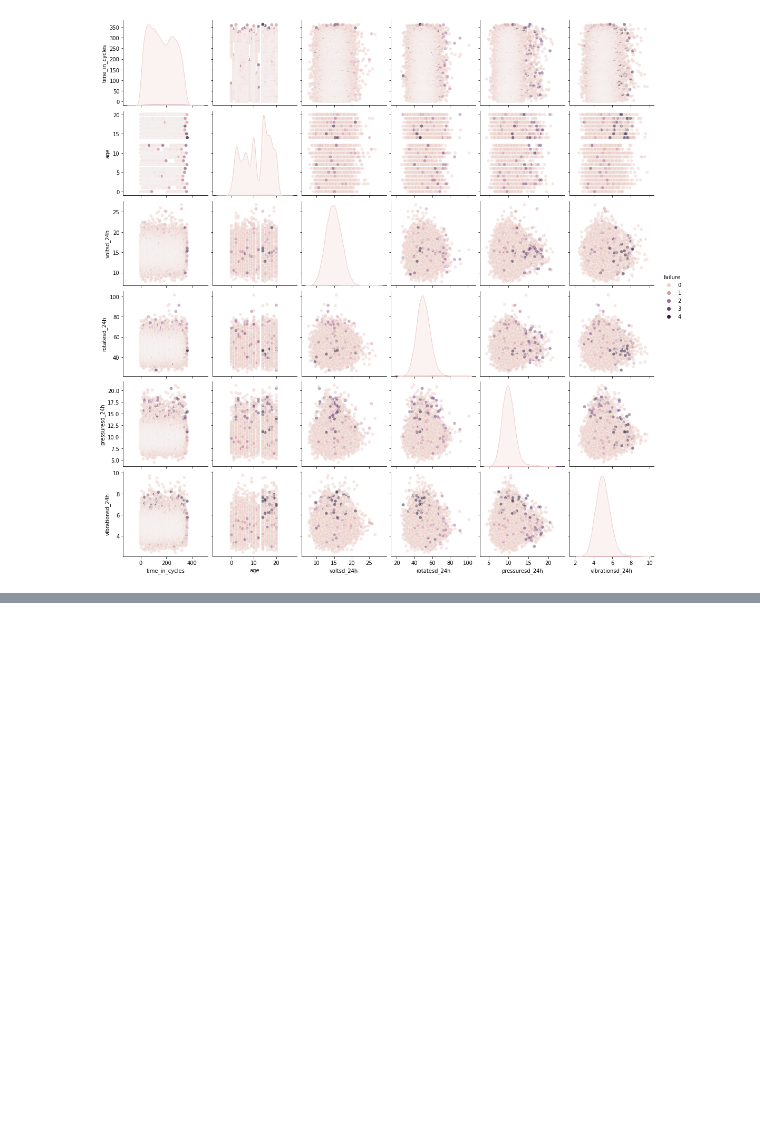
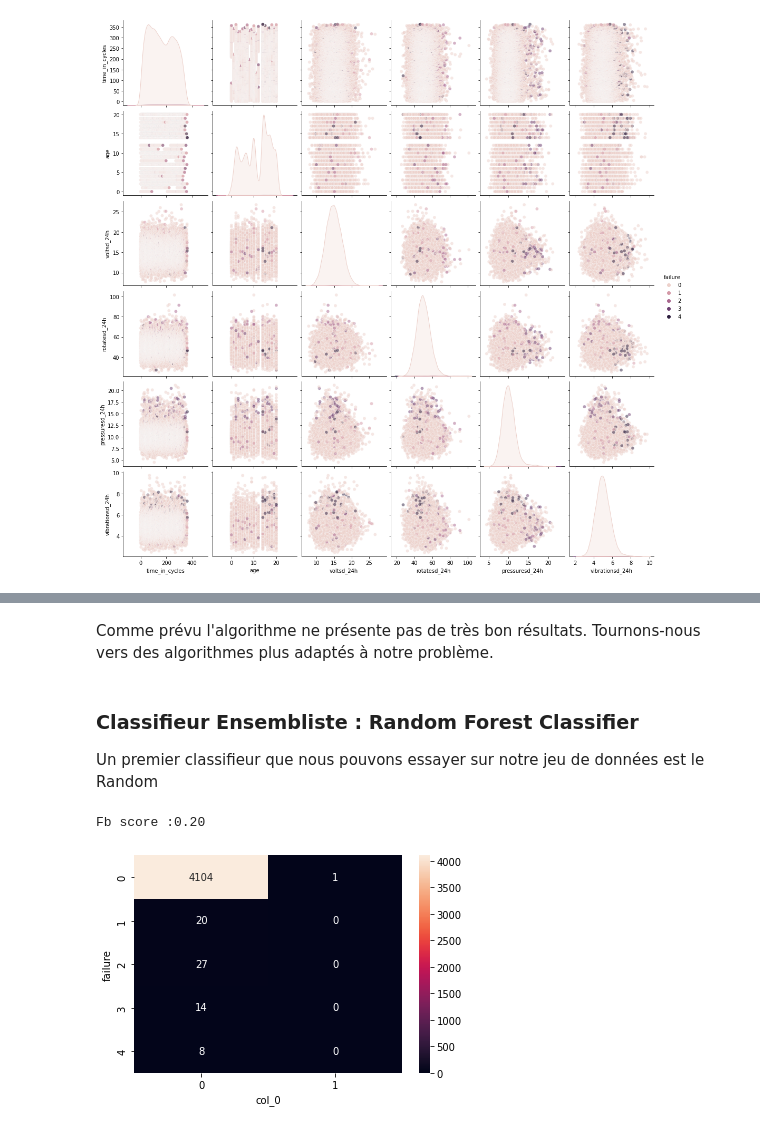
Before and after one commit to pierre-db/SD701_Data-Mining-Project, a Jupyter notebook: Projet_Data_Mining.ipynb, the cells around one changed output, grey strips where cells are left out. Saved outputs shown, nothing was run; the diff lists cells and outputs as text; code cells hidden in the pictures; blank space fills up the shorter version.

```diff
--- a/Projet_Data_Mining.ipynb
+++ b/Projet_Data_Mining.ipynb
@@ -271,0 +401,20 @@ sns.pairplot(data[num_columns], hue='failure', plot_kws={'alpha':0.5});
+# %% [markdown]
+Comme prévu l'algorithme ne présente pas de très bon résultats. Tournons-nous vers des algorithmes plus adaptés à notre problème.
+# %% [markdown]
+### Classifieur Ensembliste : Random Forest Classifier
+
+Un premier classifieur que nous pouvons essayer sur notre jeu de données est le Random
+# %%
+from sklearn.ensemble import RandomForestClassifier
+from sklearn.metrics import fbeta_score
+
+rf_classifier = RandomForestClassifier(n_estimators=200)
+rf_classifier.fit(X_train, y_train)
+y_pred = rf_classifier.predict(X_test)
+
+sns.heatmap(pd.crosstab(y_test, y_pred), annot=True, fmt='d');
+
+print('Fb score : {:.2f}'.format(fbeta_score(y_test, y_pred, average='macro', beta=2)))
+# %% [output]
+Fb score :0.20
+[figure, added]
```
Also changed, not shown: parts of 20 cells of this notebook.
